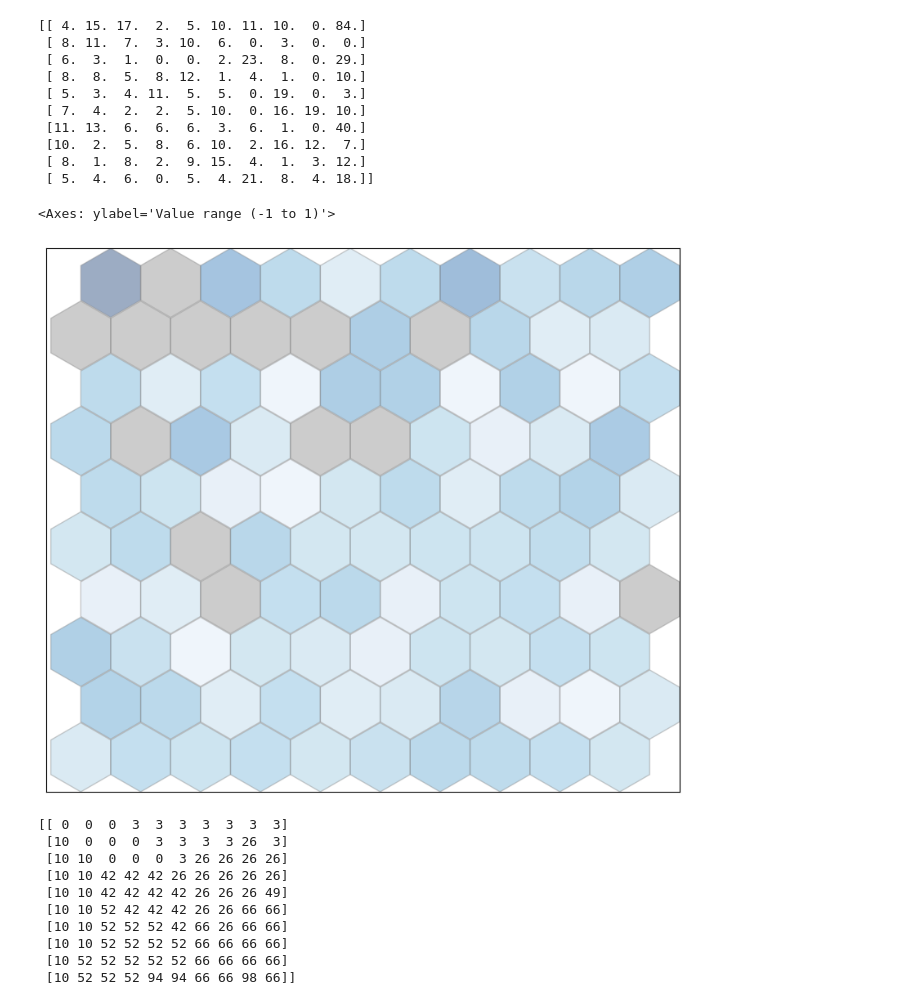
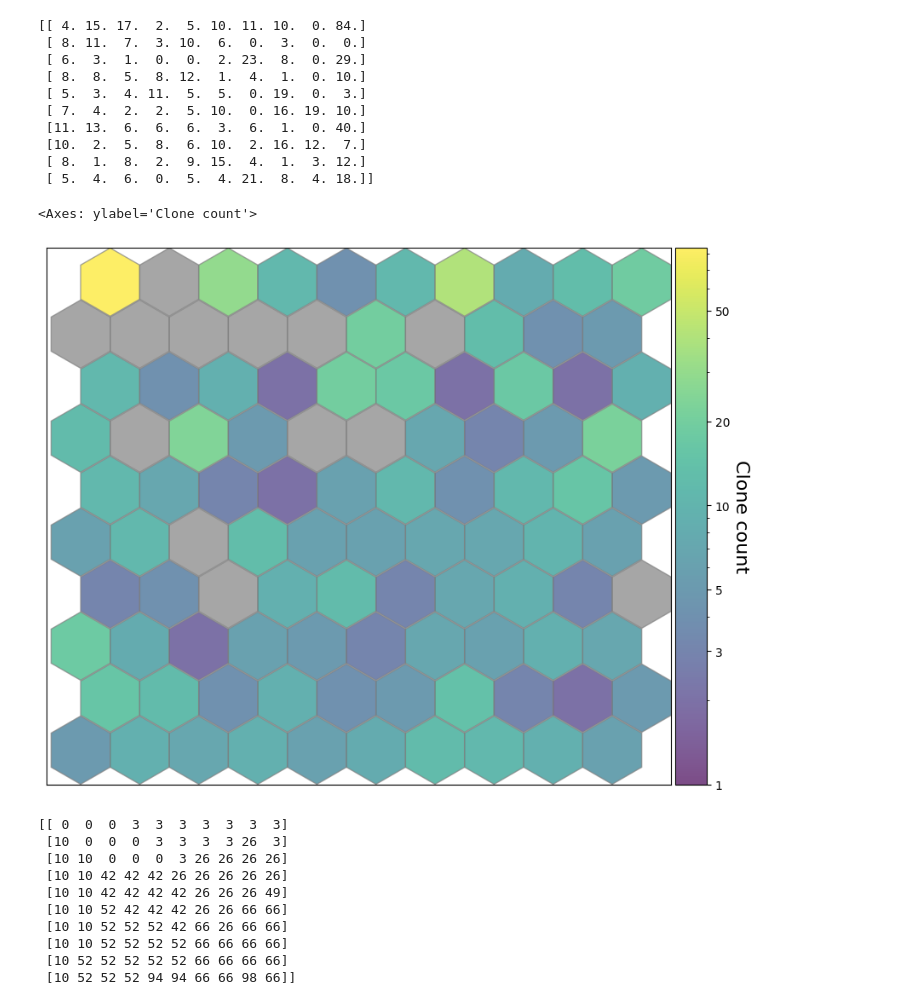
Before and after one commit to SZ-yang/SCSeq_LineageBarcoding, a Jupyter notebook: kevin/Writeup6_SOM/Writeup6_LARRY_SOM_entropy.ipynb, the cells around one changed output. Drawn from its saved outputs; the diff is of its cells as text; code cells hidden in the pictures.

```diff
--- a/kevin/Writeup6_SOM/Writeup6_LARRY_SOM_entropy.ipynb
+++ b/kevin/Writeup6_SOM/Writeup6_LARRY_SOM_entropy.ipynb
@@ -1189,10 +1204,11 @@ import numpy as np
 import matplotlib.pyplot as plt
 from matplotlib.patches import RegularPolygon
 from matplotlib import cm
-from matplotlib.colors import Normalize
+from matplotlib.colors import Normalize, LogNorm
 from mpl_toolkits.axes_grid1 import make_axes_locatable
+import matplotlib.colorbar as colorbar
 
-# Step 1: Log transformation of cell_count_grid
+# Step 1: Log transformation of clone_count_grid
 log_clone_count_grid = np.log1p(clone_count_grid)  # log(x+1)
 
 # Step 2: Create a colormap with gray for zero values
@@ -1202,9 +1218,13 @@ def get_color(value, cmap, norm):
     else:  # Otherwise, use the colormap
         return cmap(norm(value))
 
-# Set up the colormap and normalization
-cmap = cm.Blues  # Using 'viridis', but you can choose another colormap
+# Set up the colormap and normalization for plotting
+cmap = cm.viridis
 norm = Normalize(vmin=np.nanmin(log_clone_count_grid), vmax=np.nanmax(log_clone_count_grid))
+
+# Set up the normalization for the color bar based on the original (unlogged) data
+log_norm_cb = LogNorm(vmin=np.nanmin(clone_count_grid[clone_count_grid > 0]),
+                      vmax=np.nanmax(clone_count_grid))
 
 # Create a figure for the hexagonal grid visualization
 f = plt.figure(figsize=(10,10))
@@ -1215,41 +1235,51 @@ ax.set_aspect('equal')
 radius = 1  # Adjust this if necessary
 
 # Set up a hexagonal grid
 for i in range(log_clone_count_grid.shape[0]):
     for j in range(log_clone_count_grid.shape[1]):
         # Calculate the y position with proper vertical spacing
         wy = j * np.sqrt(3) * radius * 0.88
 
         # Calculate the x position with proper horizontal spacing, stagger every other row
         wx = i * np.sqrt(3) * radius
 
         # Offset every other row by half a hexagon
         if j % 2 == 1:
             wx += np.sqrt(3)/2 * radius
 
-        color = get_color(log_clone_count_grid[i, j], cmap, norm)  # Get color based on the value
+        color = get_color(log_clone_count_grid[i, j], cmap, norm)  # Get color based on the log value
         hex = RegularPolygon((wx, wy),
                              numVertices=6,
                              radius=radius,
                              facecolor=color,
-                             alpha=.4,
+                             alpha=.7,
                              edgecolor='gray')
         ax.add_patch(hex)
 
 # Adjust the axis limits to fit the hexagonal grid properly
-ax.set_xlim(-radius, weights.shape[0] * np.sqrt(3) * radius)
-ax.set_ylim(-radius, weights.shape[1] * np.sqrt(3) * radius * 0.85)
+ax.set_xlim(-radius, log_clone_count_grid.shape[0] * np.sqrt(3) * radius)
+ax.set_ylim(-radius, log_clone_count_grid.shape[1] * np.sqrt(3) * radius * 0.85)
 
 # Remove axis ticks for cleaner visualization
 ax.set_xticks([])
 ax.set_yticks([])
 
-# Add a colorbar to the plot
+# Create the color bar based on the original values in clone_count_grid
 divider = make_axes_locatable(plt.gca())
-ax_cb
+ax_cb = divider.new_horizontal(size="5%", pad=0.05)
+cb1 = colorbar.ColorbarBase(ax_cb, cmap=cm.viridis, norm=log_norm_cb, orientation='vertical', alpha=.7)
+
+# Set specific ticks on the color bar for better readability
+# Define ticks for powers of 10 or other specific values you want to show
+cb1.set_ticks([1, 3, 5, 10, 20, 50])  # Adjust these values as needed for your data range
+cb1.set_ticklabels([str(int(tick)) for tick in [1, 3, 5, 10, 20, 50]])  # Format the tick labels as integers
+
+cb1.ax.get_yaxis().labelpad = 16
+cb1.ax.set_ylabel('Clone count', rotation=270, fontsize=16)
+plt.gcf().add_axes(ax_cb)
 # %% [output]
-<Axes: ylabel='Value range (-1 to 1)'>
+<Axes: ylabel='Clone count'>
-[figure, old version]
+[figure, new version]
 # %%
 print(segments)
 # to read this: the left-most column (from top to bottom) in this matrix -> The last row in the figure (from left to right)
```
Also changed, not shown: parts of 1 cell of this notebook.
